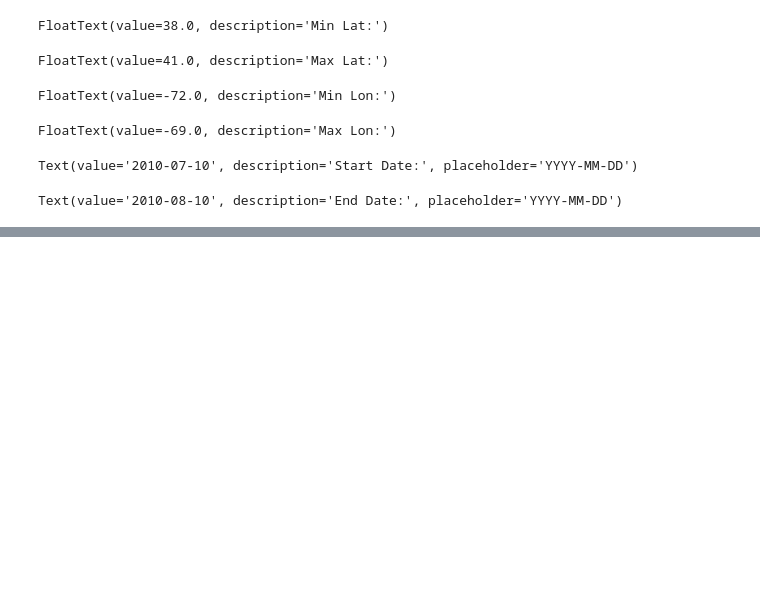
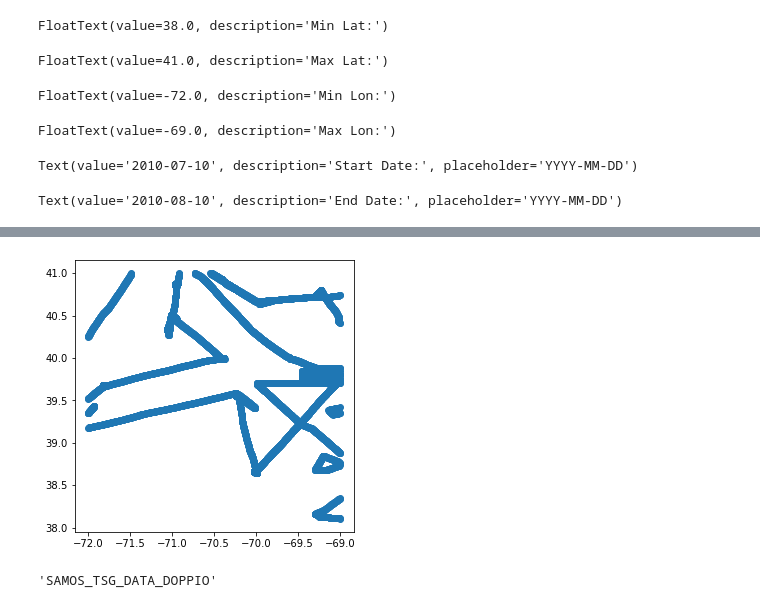
Before and after one commit to ioos/colocate, a Jupyter notebook: Untitled.ipynb, the cells around one changed output, grey strips where cells are left out. Saved outputs shown, nothing was run; the diff lists cells and outputs as text; code cells hidden in the pictures; blank space fills up the shorter version.

Commit message:
all datasets dont have lat-lon values. one has so many lat lon values like grid

```diff
--- a/Untitled.ipynb
+++ b/Untitled.ipynb
@@ -21,0 +56,22 @@ varNames = getVars(kw)
+# %%
+from classes import plotsLatLon
+datasetIDs = allLatLon['Dataset ID'].unique()
+number_of_Datasets = len(datasetIDs)
+plots = [plotsLatLon() for j in range(number_of_Datasets)]
+for i in range(number_of_Datasets):
+    plots[i].datasetID = datasetIDs[i]
+    selectBool = allLatLon['Dataset ID'] == datasetIDs[i]
+    subset = allLatLon[selectBool]
+
+        #print(subset.keys())
+        #print(subset['longitude (degrees_east)'])\
+    lat = [subset['latitude (degrees_north)']]
+    plots[i].assignLat(lat)
+    lon = [subset['longitude (degrees_east)']]
+    plots[i].assignLon(lon)
+#     if i == 3:
+#         print(plots[i].lat )
+#     print(plots[i].lat)
+#     print('\n\n')
+
+plots[3].lat
@@ -21,0 +100,28 @@ varNames = getVars(kw)
+# %%
+#print(len(plots))
+allLon, allLat = plots[3].lon, plots[3].lat
+%matplotlib inline
+
+import matplotlib.pyplot as plt
+import cartopy.crs as ccrs
+
+from pandas.plotting import register_matplotlib_converters
+register_matplotlib_converters()
+
+dx, dy = 0.1, 0.1
+fig, ax = plt.subplots(figsize=(5, 5))#,
+                       #subplot_kw={"projection": ccrs.PlateCarree()}
+                       #)
+cs = ax.scatter(allLon, allLat)# c=df[r"sci_water_temp (\u00baC)"],
+                #s=50, alpha=0.5, edgecolor='none')
+# cbar = fig.colorbar(cs, orientation='vertical',
+#                     fraction=0.1, shrink=0.9, extend='both')
+# #ax.coastlines('10m')
+#ax.set_extent([allLon.min()-dx, allLon.max()+dx, allLat.min()-dy, allLat.max()+dy])
+# %% [output]
+[figure, added]
+# %%
+allLon
+plots[3].datasetID
+# %% [output]
+'SAMOS_TSG_DATA_DOPPIO'
```
Also changed, not shown: parts of 4 cells of this notebook, 2 other files.
